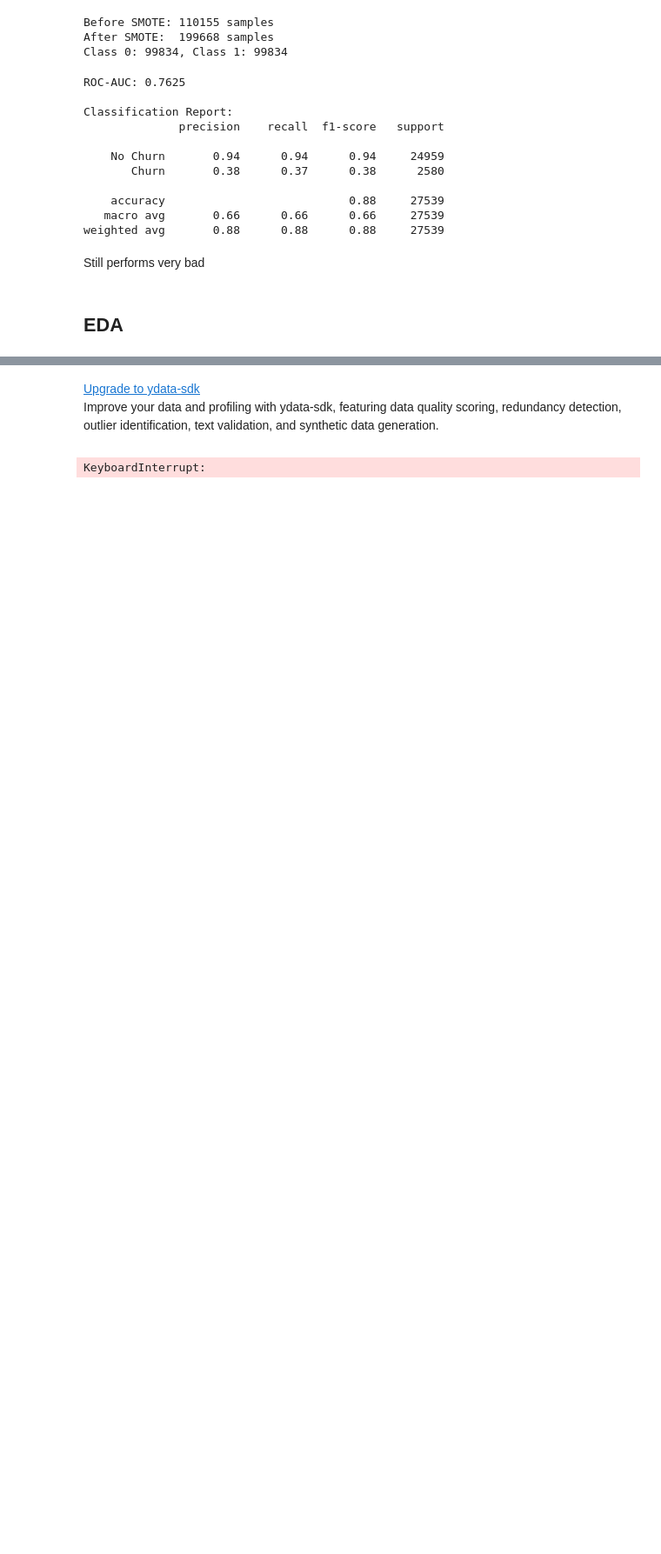
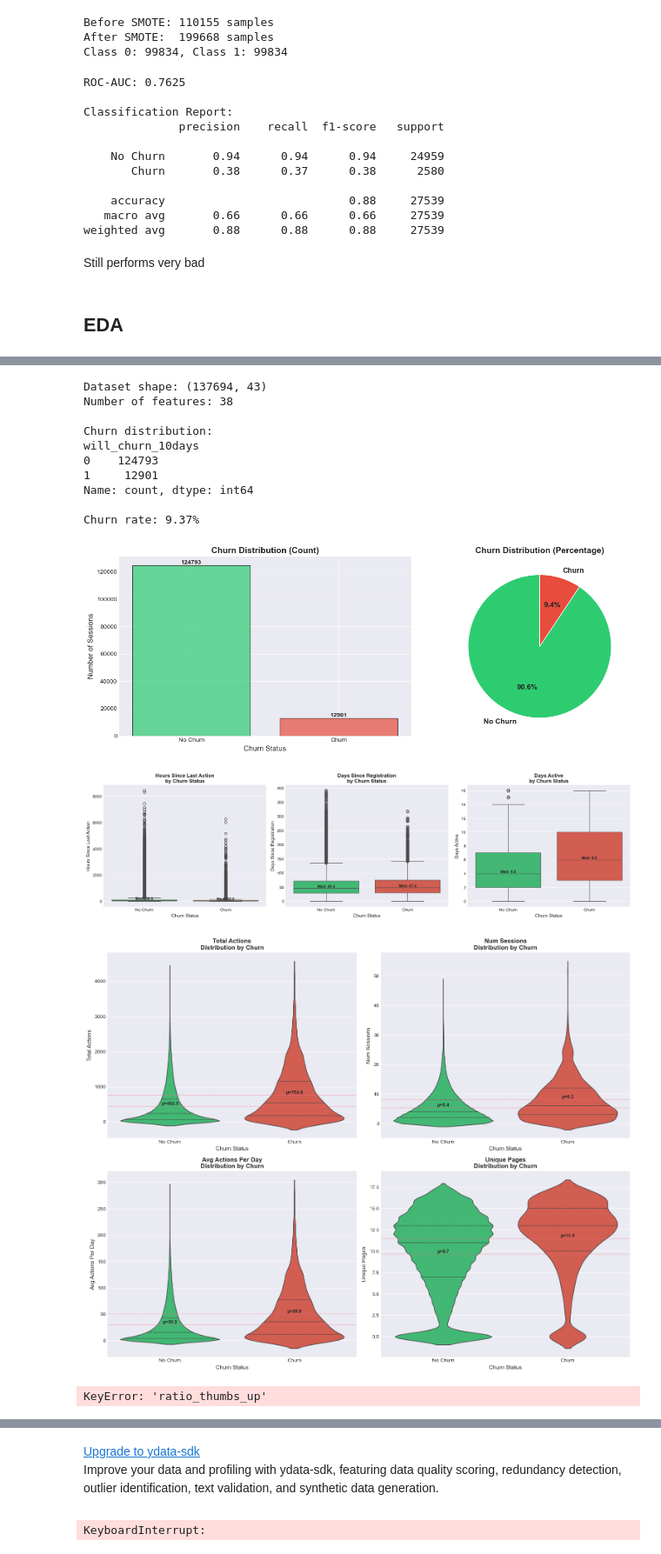
Before and after one commit to MaximilienLuc/Churn-prediction, a Jupyter notebook: Olivier.ipynb, the cells around one changed output, grey strips where cells are left out. Shown at 87% size. Drawn from its saved outputs; the diff is of its cells as text; code cells hidden in the pictures; blank space fills up the shorter version.

```diff
--- a/Olivier.ipynb
+++ b/Olivier.ipynb
@@ -746,5 +1125,5 @@ It seems to work
 # %% [markdown]
 ### Application of the function to the whole dataset
 # %%
-df_features = create_featuresV2(df_train)
+df_features = create_featuresV3(df_train)
 # %% [output]
@@ -1066,0 +1740,17 @@ Name: will_churn_10days, dtype: int64
+# %%
+create_churn_eda(df_features, save_figures=False)
+# %% [output]
+Dataset shape: (137694, 43)
+Number of features: 38
+
+Churn distribution:
+will_churn_10days
+0    124793
+1     12901
+Name: count, dtype: int64
+
+Churn rate: 9.37%
+[figure, added]
+[figure, added]
+[figure, added]
+KeyError: 'ratio_thumbs_up'
```
Also changed, not shown: parts of 12 cells of this notebook.
